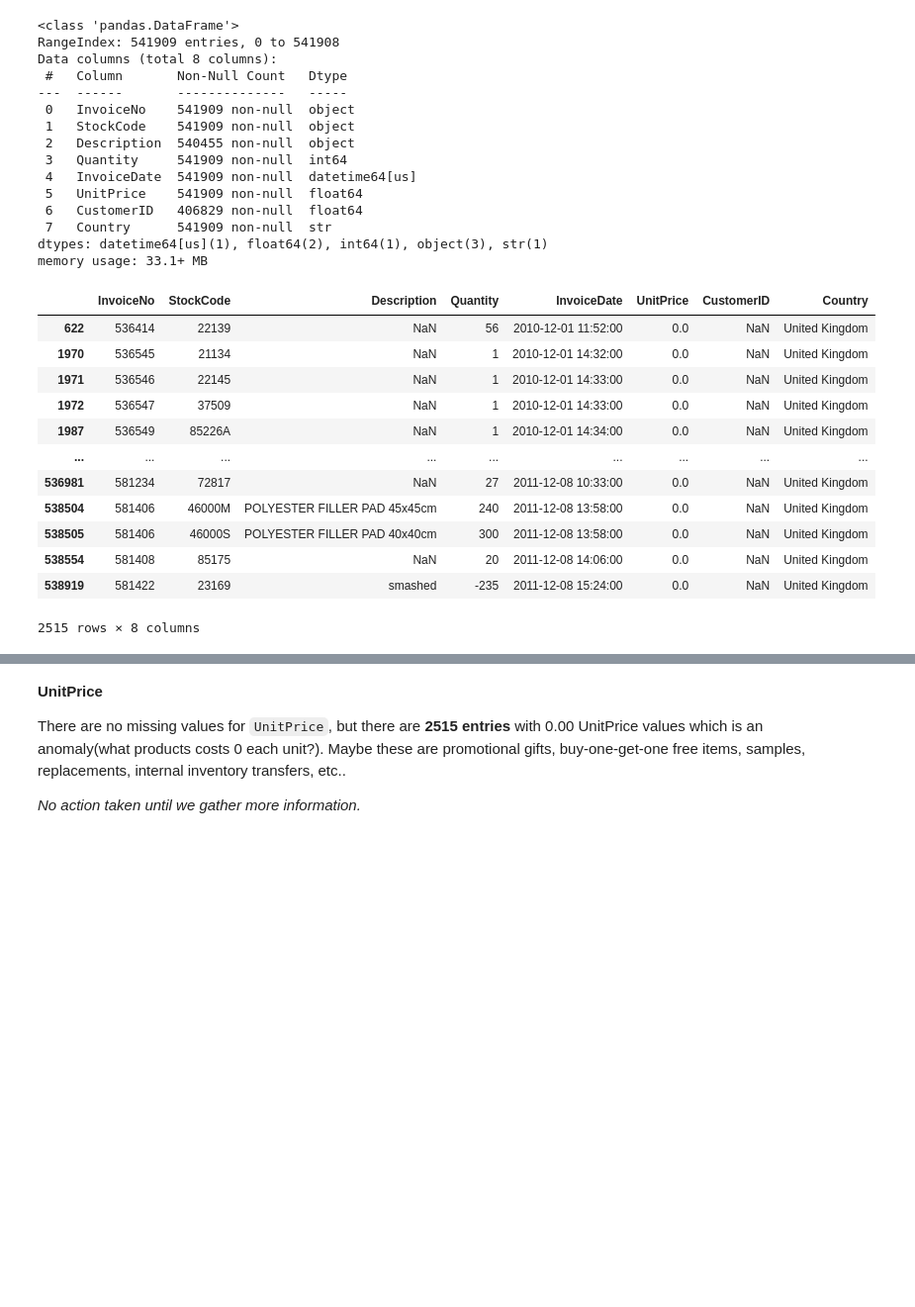
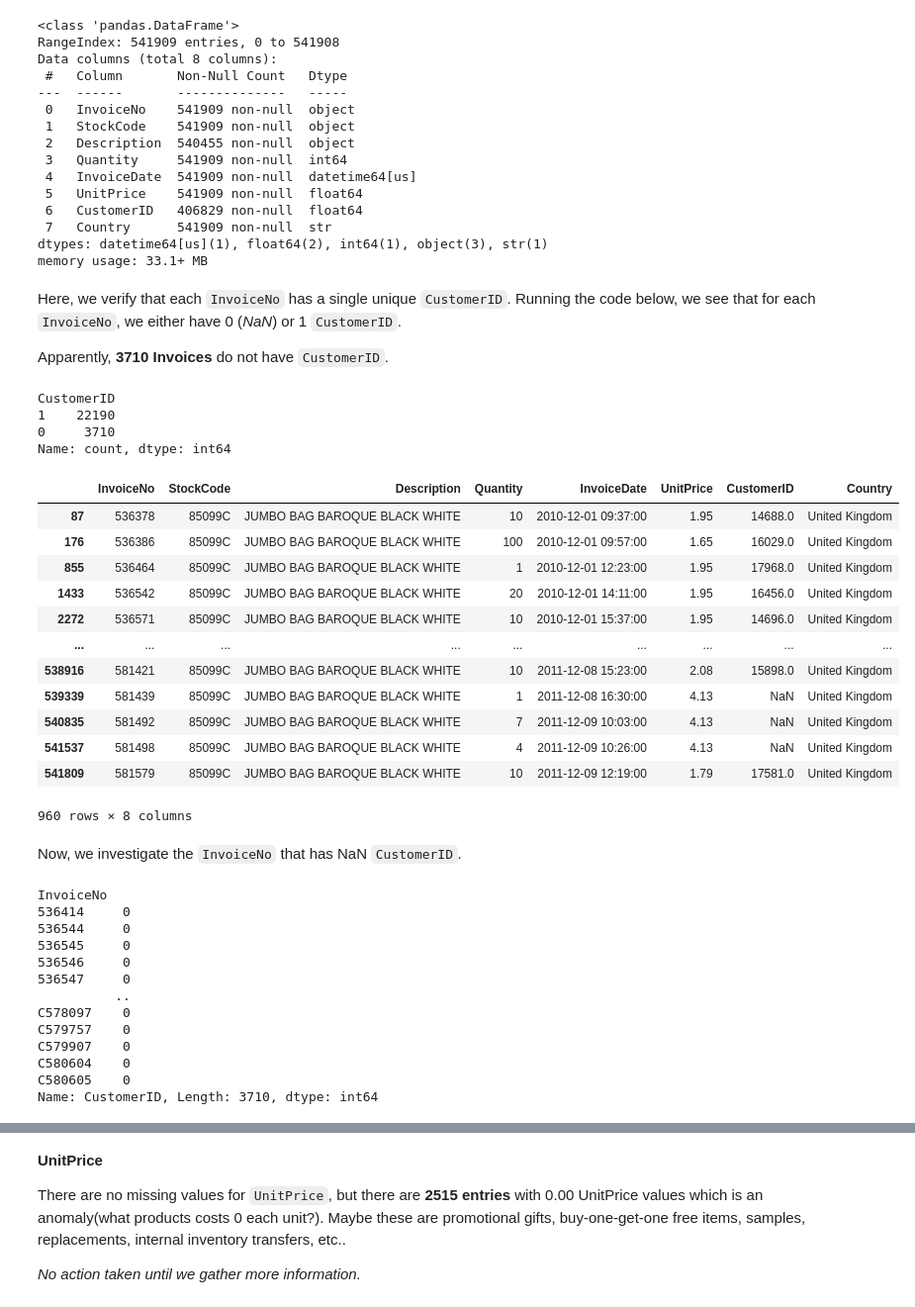
Before and after one commit to Juban0102/retail-analytics_and_demand-forecasting, a Jupyter notebook: notebooks/01_data_exploration.ipynb, the cells around one changed output, grey strips where cells are left out. Shown at 99% size. Drawn from its saved outputs; the diff is of its cells as text; code cells hidden in the pictures; blank space fills up the shorter version.

```diff
--- a/notebooks/01_data_exploration.ipynb
+++ b/notebooks/01_data_exploration.ipynb
@@ -107,18 +247,50 @@ Data columns (total 8 columns):
  7   Country      541909 non-null  str
 dtypes: datetime64[us](1), float64(2), int64(1), object(3), str(1)
 memory usage: 33.1+ MB
+# %% [markdown]
+Here, we verify that each `InvoiceNo` has a single unique `CustomerID`. Running the code below, we see that for each `InvoiceNo`, we either have 0 (*NaN*) or 1 `CustomerID`.
+
+Apparently, **3710 Invoices** do not have `CustomerID`.
+# %%
+df_retail.groupby("InvoiceNo")['CustomerID'].nunique().value_counts()
+# %% [output]
+CustomerID
+1    22190
+0     3710
+Name: count, dtype: int64
+# %%
+df_retail[df_retail['StockCode'] == '85099C']
+# %% [output]
+|  | InvoiceNo | StockCode | Description | Quantity | InvoiceDate | UnitPrice | CustomerID | Country |
+| 87 | 536378 | 85099C | JUMBO BAG BAROQUE BLACK WHITE | 10 | 2010-12-01 09:37:00 | 1.95 | 14688.0 | United Kingdom |
+| 176 | 536386 | 85099C | JUMBO BAG BAROQUE BLACK WHITE | 100 | 2010-12-01 09:57:00 | 1.65 | 16029.0 | United Kingdom |
+| 855 | 536464 | 85099C | JUMBO BAG BAROQUE BLACK WHITE | 1 | 2010-12-01 12:23:00 | 1.95 | 17968.0 | United Kingdom |
+| 1433 | 536542 | 85099C | JUMBO BAG BAROQUE BLACK WHITE | 20 | 2010-12-01 14:11:00 | 1.95 | 16456.0 | United Kingdom |
+| 2272 | 536571 | 85099C | JUMBO BAG BAROQUE BLACK WHITE | 10 | 2010-12-01 15:37:00 | 1.95 | 14696.0 | United Kingdom |
+| ... | ... | ... | ... | ... | ... | ... | ... | ... |
+| 538916 | 581421 | 85099C | JUMBO BAG BAROQUE BLACK WHITE | 10 | 2011-12-08 15:23:00 | 2.08 | 15898.0 | United Kingdom |
+| 539339 | 581439 | 85099C | JUMBO BAG BAROQUE BLACK WHITE | 1 | 2011-12-08 16:30:00 | 4.13 | NaN | United Kingdom |
+| 540835 | 581492 | 85099C | JUMBO BAG BAROQUE BLACK WHITE | 7 | 2011-12-09 10:03:00 | 4.13 | NaN | United Kingdom |
+| 541537 | 581498 | 85099C | JUMBO BAG BAROQUE BLACK WHITE | 4 | 2011-12-09 10:26:00 | 4.13 | NaN | United Kingdom |
+| 541809 | 581579 | 85099C | JUMBO BAG BAROQUE BLACK WHITE | 10 | 2011-12-09 12:19:00 | 1.79 | 17581.0 | United Kingdom |
+960 rows × 8 columns
+# %% [markdown]
+Now, we investigate the `InvoiceNo` that has NaN `CustomerID`.
 # %%
+nan_customer_id_list = df_retail.groupby("InvoiceNo")["CustomerID"].nunique().loc[lambda x: x==0]
+
+nan_customer_id_list
 # %% [output]
-|  | InvoiceNo | StockCode | Description | Quantity | InvoiceDate | UnitPrice | CustomerID | Country |
-| 622 | 536414 | 22139 | NaN | 56 | 2010-12-01 11:52:00 | 0.0 | NaN | United Kingdom |
-| 1970 | 536545 | 21134 | NaN | 1 | 2010-12-01 14:32:00 | 0.0 | NaN | United Kingdom |
-| 1971 | 536546 | 22145 | NaN | 1 | 2010-12-01 14:33:00 | 0.0 | NaN | United Kingdom |
-| 1972 | 536547 | 37509 | NaN | 1 | 2010-12-01 14:33:00 | 0.0 | NaN | United Kingdom |
-| 1987 | 536549 | 85226A | NaN | 1 | 2010-12-01 14:34:00 | 0.0 | NaN | United Kingdom |
-| ... | ... | ... | ... | ... | ... | ... | ... | ... |
-| 536981 | 581234 | 72817 | NaN | 27 | 2011-12-08 10:33:00 | 0.0 | NaN | United Kingdom |
-| 538504 | 581406 | 46000M | POLYESTER FILLER PAD 45x45cm | 240 | 2011-12-08 13:58:00 | 0.0 | NaN | United Kingdom |
-| 538505 | 581406 | 46000S | POLYESTER FILLER PAD 40x40cm | 300 | 2011-12-08 13:58:00 | 0.0 | NaN | United Kingdom |
-| 538554 | 581408 | 85175 | NaN | 20 | 2011-12-08 14:06:00 | 0.0 | NaN | United Kingdom |
-| 538919 | 581422 | 23169 | smashed | -235 | 2011-12-08 15:24:00 | 0.0 | NaN | United Kingdom |
-2515 rows × 8 columns
+InvoiceNo
+536414     0
+536544     0
+536545     0
+536546     0
+536547     0
+          ..
+C578097    0
+C579757    0
+C579907    0
+C580604    0
+C580605    0
+Name: CustomerID, Length: 3710, dtype: int64
```
Also changed, not shown: parts of 26 cells of this notebook, 1 other file.
